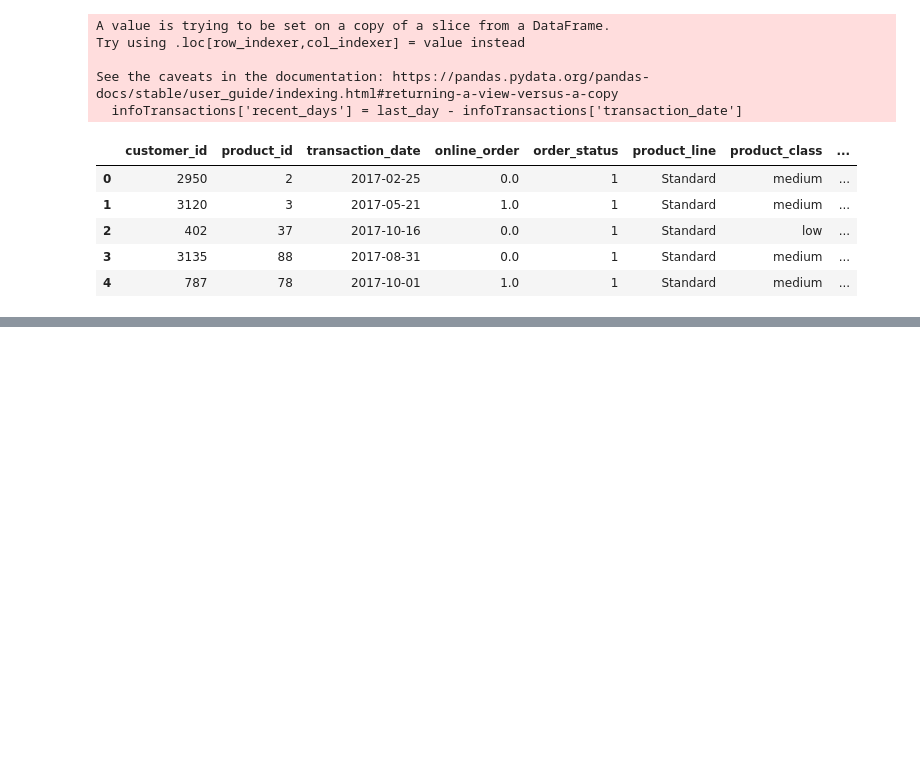
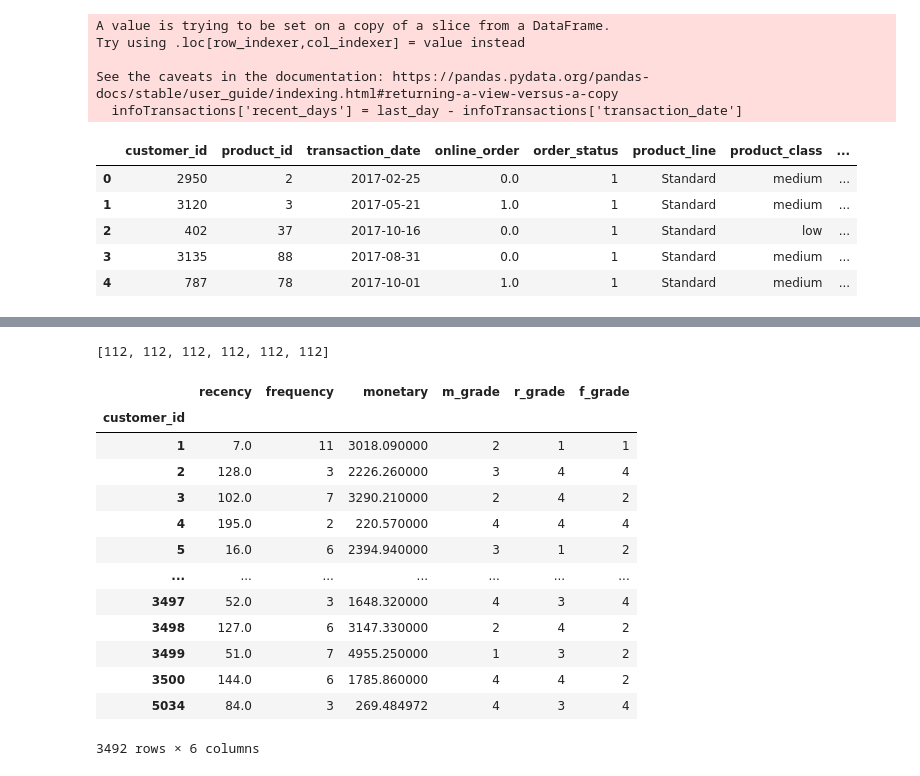
Before and after one commit to Yuxuanjojo/KPMG_virtual_internship, a Jupyter notebook: Code/KPMG_data_cleaning.ipynb, the cells around one changed output, grey strips where cells are left out. Drawn from its saved outputs; the diff is of its cells as text; code cells hidden in the pictures; blank space fills up the shorter version.

```diff
--- a/Code/KPMG_data_cleaning.ipynb
+++ b/Code/KPMG_data_cleaning.ipynb
@@ -302,0 +307,38 @@ rfm.head(10)
+# %%
+r_grade=[]
+for item in rfm.recency:
+    # print(rfm.recency.quantile([0.25]).values[0])
+    # print(type(rfm.recency.quantile([0.25]).values[0]))
+    if item <= rfm.recency.quantile([0.25]).values[0]:
+        r_grade.append(1)
+    elif item <= rfm.recency.quantile([0.5]).values[0]:
+        r_grade.append(2)
+    elif item <= rfm.recency.quantile([0.75]).values[0]:
+        r_grade.append(3)
+    else:
+        r_grade.append(4)
+rfm["r_grade"] = r_grade
+# %%
+f_grade=[]
+for item in rfm.frequency:
+    if item <= rfm.frequency.quantile([0.25]).values[0]:
+        f_grade.append(4)
+    elif item <= rfm.frequency.quantile([0.5]).values[0]:
+        f_grade.append(3)
+    elif item <= rfm.frequency.quantile([0.75]).values[0]:
+        f_grade.append(2)
+    else:
+        f_grade.append(1)
+rfm["f_grade"] = f_grade
+# %%
+m_grade=[]
+for item in rfm.monetary:
+    if item <= rfm.monetary.quantile([0.25]).values[0]:
+        m_grade.append(4)
+    elif item <= rfm.monetary.quantile([0.5]).values[0]:
+        m_grade.append(3)
+    elif item <= rfm.monetary.quantile([0.75]).values[0]:
+        m_grade.append(2)
+    else:
+        m_grade.append(1)
+rfm["m_grade"] = m_grade
@@ -302,0 +363,23 @@ rfm.head(10)
+# %%
+rfm_grade = []
+for item in rfm:
+    rfm_grade.append(100 * rfm.r_grade.values[0] + 10 * rfm.f_grade.values[0] + rfm.m_grade.values[0])
+print(rfm_grade)
+# rfm["rfm_grade"] = rfm_grade
+rfm
+# %% [output]
+[112, 112, 112, 112, 112, 112]
+|  | recency | frequency | monetary | m_grade | r_grade | f_grade |
+| customer_id |  |  |  |  |  |  |
+| 1 | 7.0 | 11 | 3018.090000 | 2 | 1 | 1 |
+| 2 | 128.0 | 3 | 2226.260000 | 3 | 4 | 4 |
+| 3 | 102.0 | 7 | 3290.210000 | 2 | 4 | 2 |
+| 4 | 195.0 | 2 | 220.570000 | 4 | 4 | 4 |
+| 5 | 16.0 | 6 | 2394.940000 | 3 | 1 | 2 |
+| ... | ... | ... | ... | ... | ... | ... |
+| 3497 | 52.0 | 3 | 1648.320000 | 4 | 3 | 4 |
+| 3498 | 127.0 | 6 | 3147.330000 | 2 | 4 | 2 |
+| 3499 | 51.0 | 7 | 4955.250000 | 1 | 3 | 2 |
+| 3500 | 144.0 | 6 | 1785.860000 | 4 | 4 | 2 |
+| 5034 | 84.0 | 3 | 269.484972 | 4 | 3 | 4 |
+3492 rows × 6 columns
```
Also changed, not shown: parts of 7 cells of this notebook.
